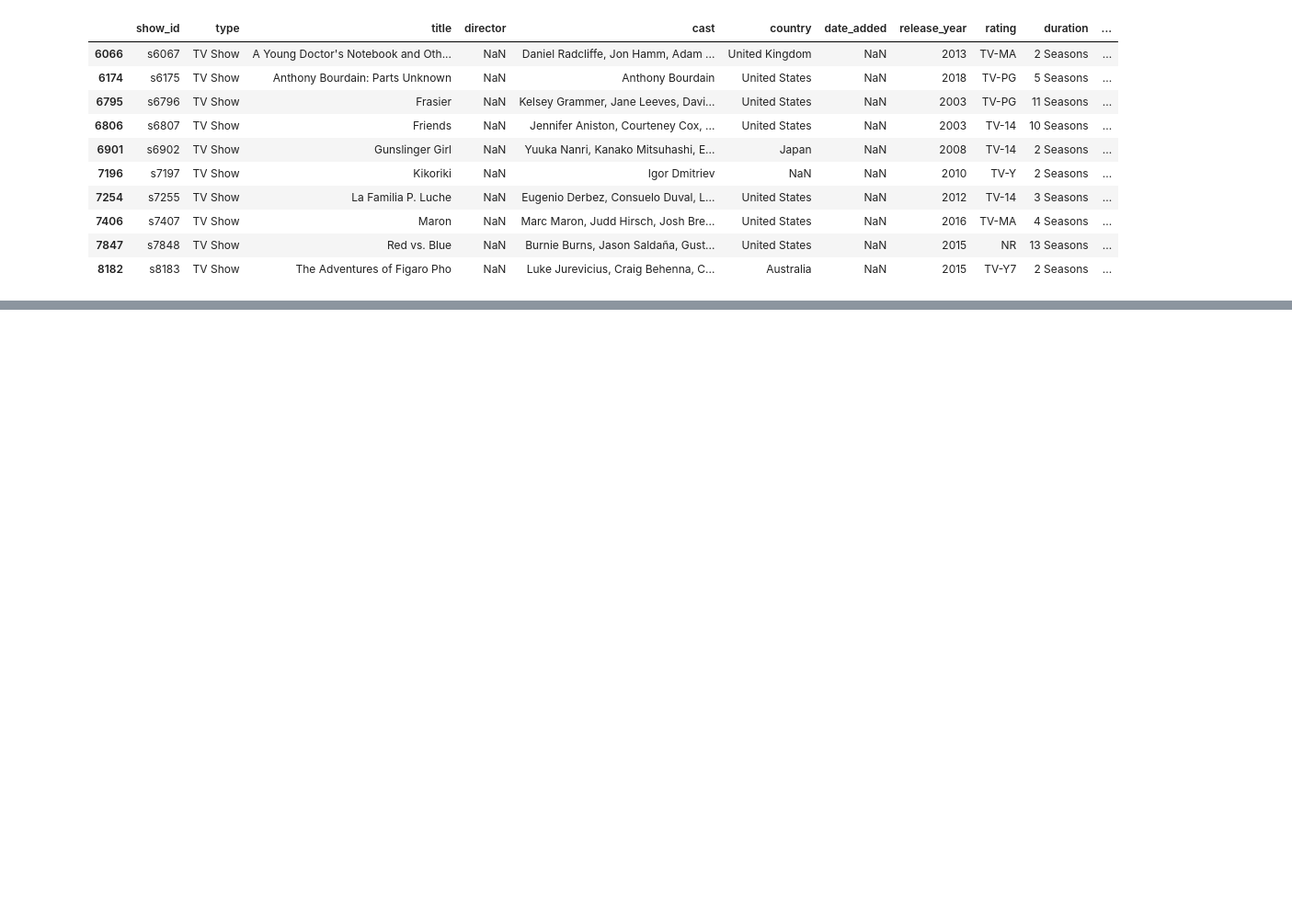
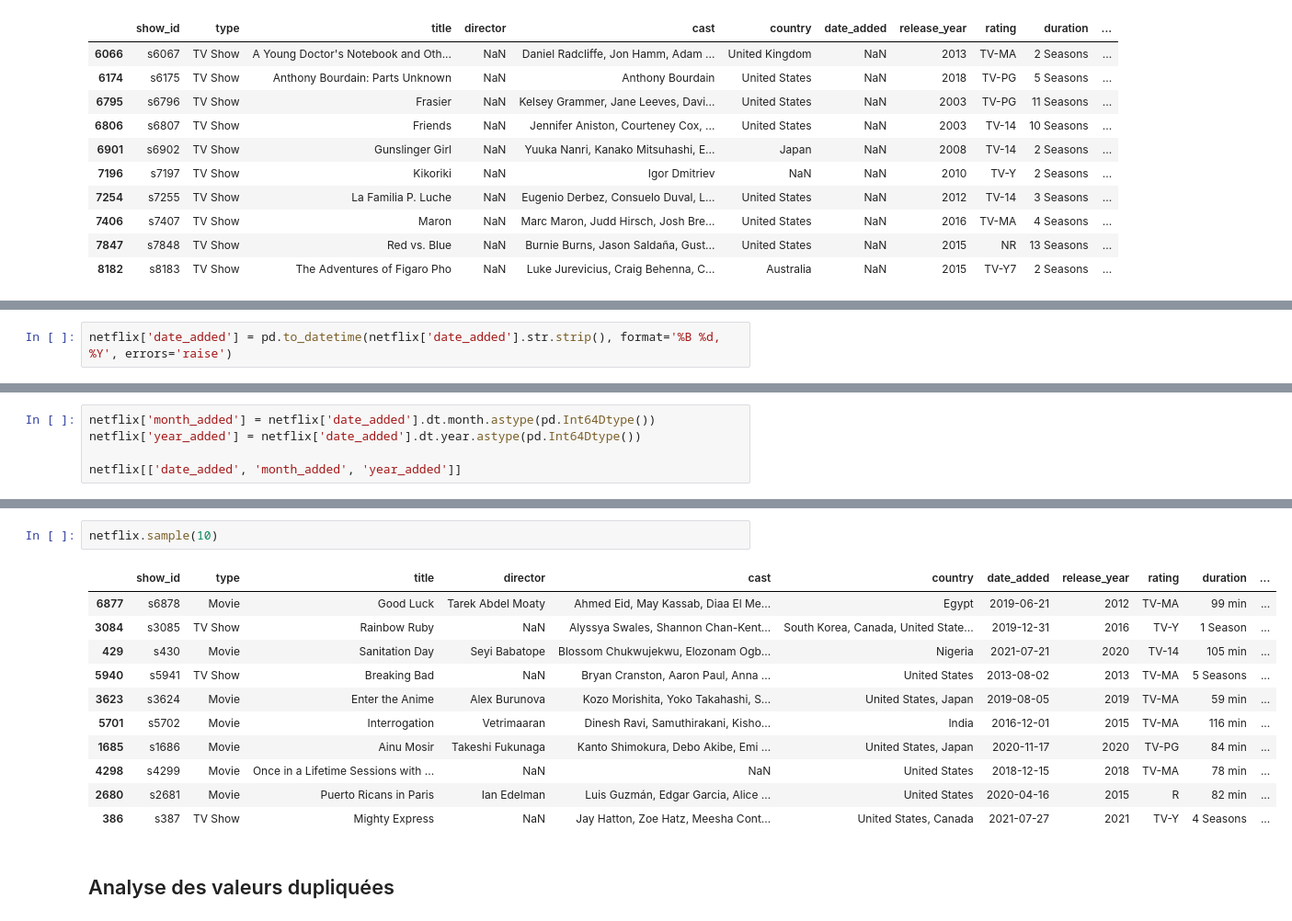
Before and after one commit to chris-nd/netflix-data-cleaning, a Jupyter notebook: notebooks/exploration.ipynb, the cells around one changed output, grey strips where cells are left out. Shown at 92% size. Cells and saved outputs as stored; diff of their text form; blank space fills up the shorter version.

Commit message:
feat(exploration): analyse des types mixtes et des dates

```diff
--- a/notebooks/exploration.ipynb
+++ b/notebooks/exploration.ipynb
@@ -345,0 +445,2 @@ netflix[netflix['date_added'].isna()]
+# %%
+netflix['date_added'] = pd.to_datetime(netflix['date_added'].str.strip(), format='%B %d, %Y', errors='raise')
@@ -345,0 +457,5 @@ netflix[netflix['date_added'].isna()]
+# %%
+netflix['month_added'] = netflix['date_added'].dt.month.astype(pd.Int64Dtype())
+netflix['year_added'] = netflix['date_added'].dt.year.astype(pd.Int64Dtype())
+
+netflix[['date_added', 'month_added', 'year_added']]
@@ -345,0 +497,16 @@ netflix[netflix['date_added'].isna()]
+# %%
+netflix.sample(10)
+# %% [output]
+|  | show_id | type | title | director | cast | country | date_added | release_year | rating | duration | ... |
+| 6877 | s6878 | Movie | Good Luck | Tarek Abdel Moaty | Ahmed Eid, May Kassab, Diaa El Me... | Egypt | 2019-06-21 | 2012 | TV-MA | 99 min | ... |
+| 3084 | s3085 | TV Show | Rainbow Ruby | NaN | Alyssya Swales, Shannon Chan-Kent... | South Korea, Canada, United State... | 2019-12-31 | 2016 | TV-Y | 1 Season | ... |
+| 429 | s430 | Movie | Sanitation Day | Seyi Babatope | Blossom Chukwujekwu, Elozonam Ogb... | Nigeria | 2021-07-21 | 2020 | TV-14 | 105 min | ... |
+| 5940 | s5941 | TV Show | Breaking Bad | NaN | Bryan Cranston, Aaron Paul, Anna ... | United States | 2013-08-02 | 2013 | TV-MA | 5 Seasons | ... |
+| 3623 | s3624 | Movie | Enter the Anime | Alex Burunova | Kozo Morishita, Yoko Takahashi, S... | United States, Japan | 2019-08-05 | 2019 | TV-MA | 59 min | ... |
+| 5701 | s5702 | Movie | Interrogation | Vetrimaaran | Dinesh Ravi, Samuthirakani, Kisho... | India | 2016-12-01 | 2015 | TV-MA | 116 min | ... |
+| 1685 | s1686 | Movie | Ainu Mosir | Takeshi Fukunaga | Kanto Shimokura, Debo Akibe, Emi ... | United States, Japan | 2020-11-17 | 2020 | TV-PG | 84 min | ... |
+| 4298 | s4299 | Movie | Once in a Lifetime Sessions with ... | NaN | NaN | United States | 2018-12-15 | 2018 | TV-MA | 78 min | ... |
+| 2680 | s2681 | Movie | Puerto Ricans in Paris | Ian Edelman | Luis Guzmán, Edgar Garcia, Alice ... | United States | 2020-04-16 | 2015 | R | 82 min | ... |
+| 386 | s387 | TV Show | Mighty Express | NaN | Jay Hatton, Zoe Hatz, Meesha Cont... | United States, Canada | 2021-07-27 | 2021 | TV-Y | 4 Seasons | ... |
+# %% [markdown]
+## Analyse des valeurs dupliquées
```
Also changed, not shown: parts of 26 cells of this notebook.
